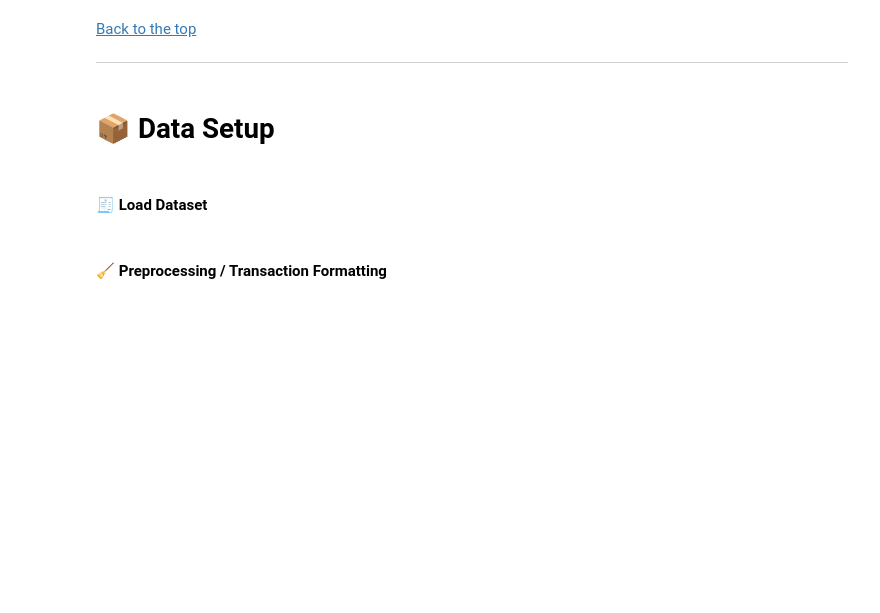
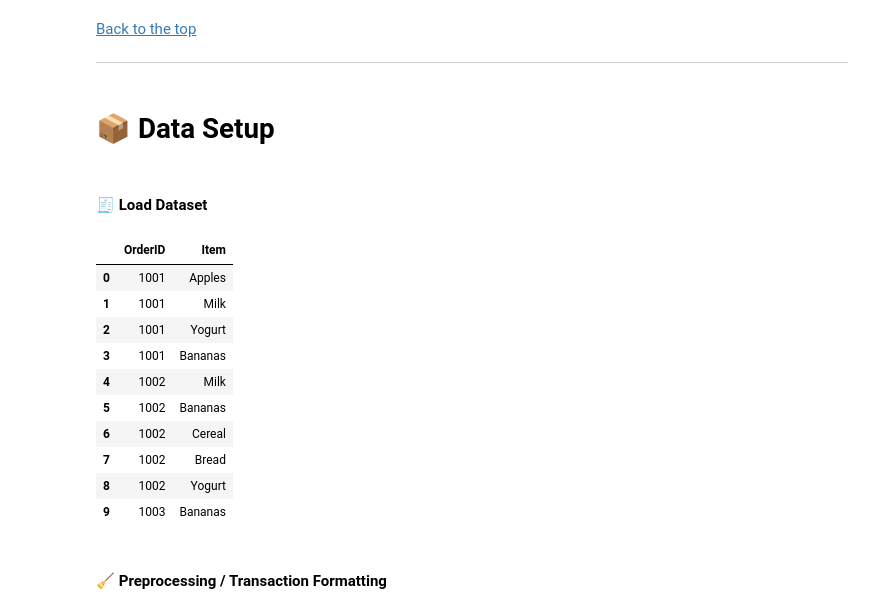
Before and after one commit to ashrithssreddy/ml-toolkit, a Jupyter notebook: Unsupervised_Learning/association_rule_learning.ipynb, the cells around one changed output. Drawn from its saved outputs; the diff is of its cells as text; code cells hidden in the pictures; blank space fills up the shorter version.

```diff
--- a/Unsupervised_Learning/association_rule_learning.ipynb
+++ b/Unsupervised_Learning/association_rule_learning.ipynb
@@ -64,6 +107,39 @@ ___
 # %% [markdown]
 <a id="load-dataset"></a>
 #### 🧾 Load Dataset
+# %%
+# Create a more sophisticated, larger synthetic transaction dataset
+import pandas as pd
+import numpy as np
+
+np.random.seed(42)
+
+# Define a pool of items and simulate 50 orders
+items = ['Milk', 'Bread', 'Butter', 'Eggs', 'Cheese', 'Apples', 'Bananas', 'Juice', 'Cereal', 'Yogurt']
+n_orders = 50
+
+# Generate synthetic transactions
+transactions = []
+for order_id in range(1001, 1001 + n_orders):
+    basket_size = np.random.randint(2, 6)  # each order has 2–5 items
+    selected_items = np.random.choice(items, size=basket_size, replace=False)
+    for item in selected_items:
+        transactions.append({'OrderID': order_id, 'Item': item})
+
+df = pd.DataFrame(transactions)
+df.head(10)
+# %% [output]
+|  | OrderID | Item |
+| 0 | 1001 | Apples |
+| 1 | 1001 | Milk |
+| 2 | 1001 | Yogurt |
+| 3 | 1001 | Bananas |
+| 4 | 1002 | Milk |
+| 5 | 1002 | Bananas |
+| 6 | 1002 | Cereal |
+| 7 | 1002 | Bread |
+| 8 | 1002 | Yogurt |
+| 9 | 1003 | Bananas |
 # %% [markdown]
 <a id="preprocessing"></a>
 #### 🧹 Preprocessing / Transaction Formatting
```
Also changed, not shown: parts of 14 cells of this notebook.
